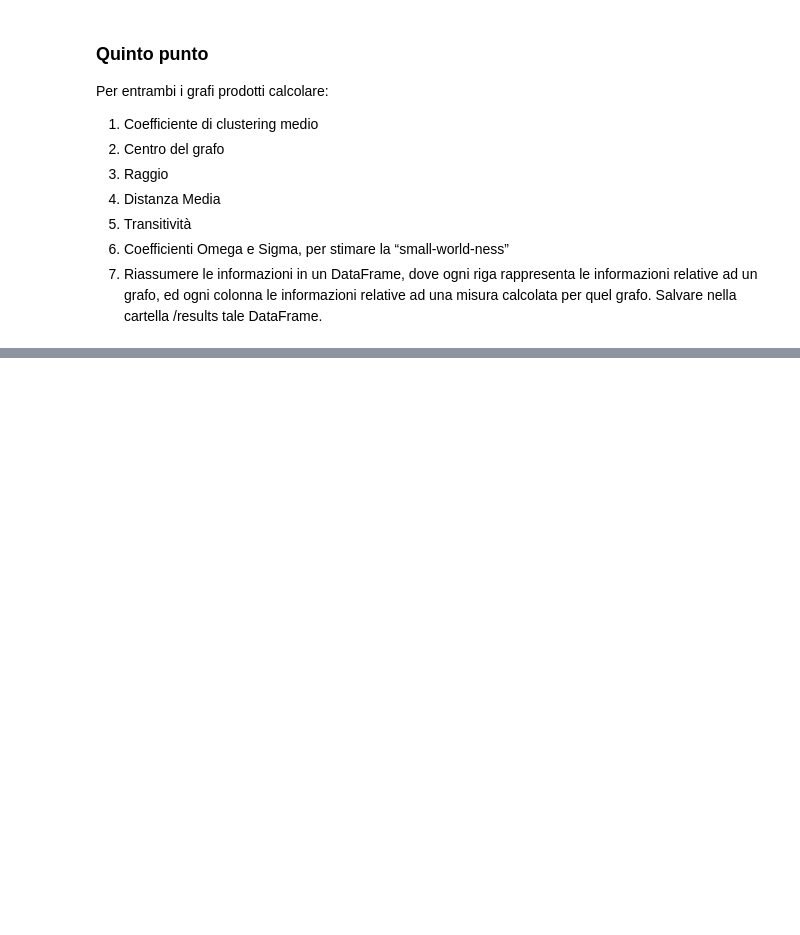
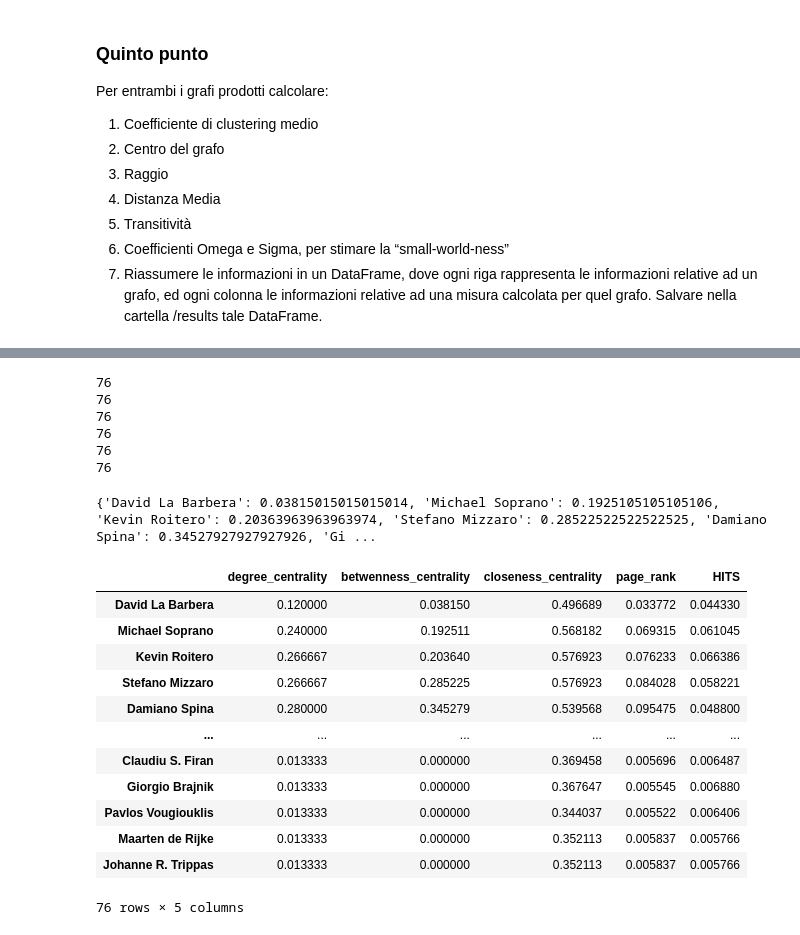
Before and after one commit to TakeOff30/AnalisiGrafoNetworkX, a Jupyter notebook: progetto1_social/progetto1.ipynb, the cells around one changed output, grey strips where cells are left out. Saved outputs shown, nothing was run; the diff lists cells and outputs as text; code cells hidden in the pictures; blank space fills up the shorter version.

```diff
--- a/progetto1_social/progetto1.ipynb
+++ b/progetto1_social/progetto1.ipynb
@@ -449,0 +500,62 @@ print(average_distance_original)
+# %%
+#degree centrality
+authors_degree_centrality = (nx.degree_centrality(author_graph)) #dictionary
+extended_coauthors_degree_centrality = (nx.degree_centrality(extended_coauthorship_graph))
+
+#betweenness centrality
+authors_betwenness_centrality = (nx.betweenness_centrality(author_graph))
+extended_coauthors_betweenness_centrality = (nx.betweenness_centrality(extended_coauthorship_graph))
+
+#closeness centrality
+authors_closeness_centrality = (nx.closeness_centrality(author_graph))
+extended_coauthors_closeness_centrality = (nx.closeness_centrality(extended_coauthorship_graph))
+
+#page rank
+authors_page_rank = (nx.pagerank(author_graph))
+extended_coauthors_page_rank = (nx.pagerank(extended_coauthorship_graph))
+
+#HITS
+authors_HITS = (nx.hits(author_graph))
+extended_coauthors_HITS = (nx.hits(extended_coauthorship_graph))
+# %%
+print(len(authors_HITS[0].items()))
+print(len(authors_HITS[1].items()))
+print(len(authors_betwenness_centrality.items()))
+print(len(authors_closeness_centrality.items()))
+print(len(authors_degree_centrality.items()))
+print(len(authors_page_rank.items()))
+# %% [output]
+76
+76
+76
+76
+76
+76
+# %%
+print(authors_betwenness_centrality)
+# %% [output]
+{'David La Barbera': 0.03815015015015014, 'Michael Soprano': 0.1925105105105106, 'Kevin Roitero': 0.20363963963963974, 'Stefano Mizzaro': 0.28522522522522525, 'Damiano Spina': 0.34527927927927926, 'Gi ...
+# %%
+first_graph_centralities = pd.DataFrame({
+    'degree_centrality': authors_degree_centrality.values(),
+    'betwenness_centrality':authors_betwenness_centrality.values(),
+    'closeness_centrality':authors_closeness_centrality.values(),
+    'page_rank':authors_page_rank.values(),
+    'HITS':authors_HITS[0].values()
+}, index=authors_betwenness_centrality.keys())
+
+display(first_graph_centralities)
+# %% [output]
+|  | degree_centrality | betwenness_centrality | closeness_centrality | page_rank | HITS |
+| David La Barbera | 0.120000 | 0.038150 | 0.496689 | 0.033772 | 0.044330 |
+| Michael Soprano | 0.240000 | 0.192511 | 0.568182 | 0.069315 | 0.061045 |
+| Kevin Roitero | 0.266667 | 0.203640 | 0.576923 | 0.076233 | 0.066386 |
+| Stefano Mizzaro | 0.266667 | 0.285225 | 0.576923 | 0.084028 | 0.058221 |
+| Damiano Spina | 0.280000 | 0.345279 | 0.539568 | 0.095475 | 0.048800 |
+| ... | ... | ... | ... | ... | ... |
+| Claudiu S. Firan | 0.013333 | 0.000000 | 0.369458 | 0.005696 | 0.006487 |
+| Giorgio Brajnik | 0.013333 | 0.000000 | 0.367647 | 0.005545 | 0.006880 |
+| Pavlos Vougiouklis | 0.013333 | 0.000000 | 0.344037 | 0.005522 | 0.006406 |
+| Maarten de Rijke | 0.013333 | 0.000000 | 0.352113 | 0.005837 | 0.005766 |
+| Johanne R. Trippas | 0.013333 | 0.000000 | 0.352113 | 0.005837 | 0.005766 |
+76 rows × 5 columns
```
Also changed, not shown: parts of 9 cells of this notebook, 3 other files.
